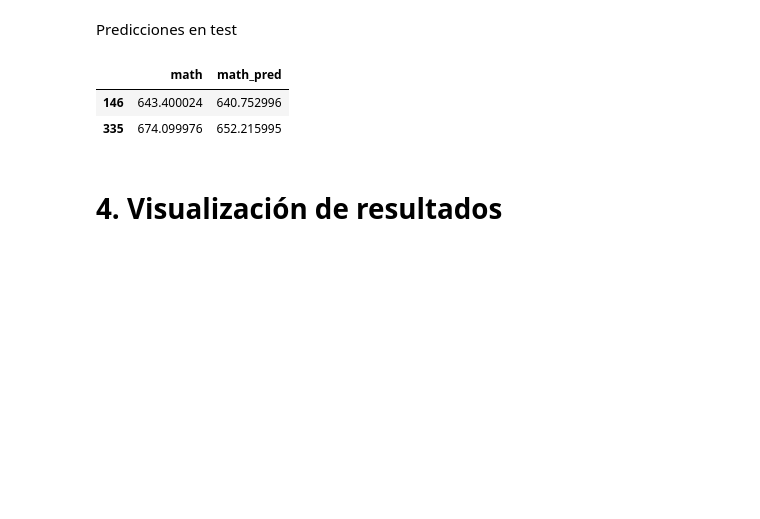
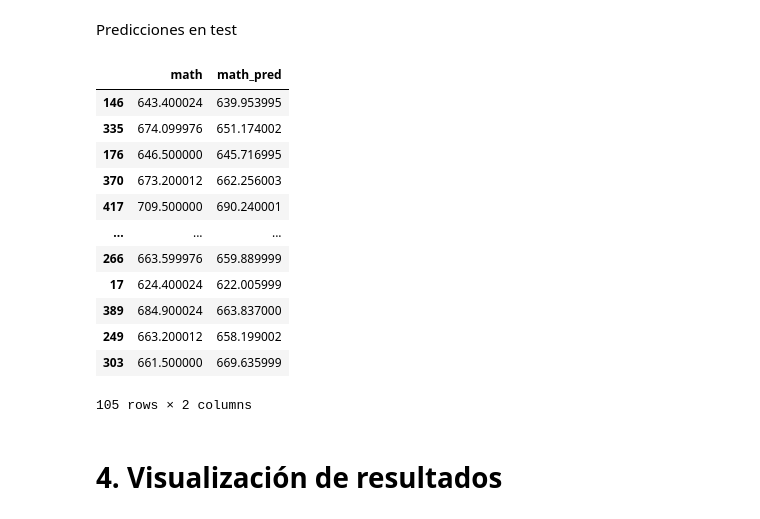
Before and after one commit to karbartolome/rladies_charlas, a Jupyter notebook: 01_r_python/04_rpy2/04_notebook_r_py.ipynb, the cells around one changed output. Cells and saved outputs as stored; diff of their text form; code cells hidden in the pictures; blank space fills up the shorter version.

```diff
--- a/01_r_python/04_rpy2/04_notebook_r_py.ipynb
+++ b/01_r_python/04_rpy2/04_notebook_r_py.ipynb
@@ -25,0 +20,3 @@ data(CASchools)
+# %%
+%%R -o CASchools
+CASchools <- readr::read_csv('https://raw.githubusercontent.com/karbartolome/rladies_charlas/main/01_r_python/02_slides/data/CASchools.csv')
@@ -35,7 +36,7 @@ CASchools.head(2)
 df = (CASchools
     .assign(tamaño = lambda x: x['students']/x['teachers'])
 
-    [['math','tamaño','expenditure','county','students','lunch','teachers','calworks','income','english']]
+    [['math','tamaño','expenditure','students','lunch','teachers','calworks','income','english']]
 
     .copy()
 )
@@ -85,13 +85,24 @@ importancia.sort_values('importancia',ascending=False)
 Predicciones en test
 # %%
 preds_test = pd.DataFrame({'math':y_test,
-              'math_pred':pipe.predict(X_test)})
+                           'math_pred':pipe.predict(X_test)
+                           })
 
-preds_test.head(2)
+preds_test
 # %% [output]
 |  | math | math_pred |
-| 146 | 643.400024 | 640.752996 |
-| 335 | 674.099976 | 652.215995 |
+| 146 | 643.400024 | 639.953995 |
+| 335 | 674.099976 | 651.174002 |
+| 176 | 646.500000 | 645.716995 |
+| 370 | 673.200012 | 662.256003 |
+| 417 | 709.500000 | 690.240001 |
+| ... | ... | ... |
+| 266 | 663.599976 | 659.889999 |
+| 17 | 624.400024 | 622.005999 |
+| 389 | 684.900024 | 663.837000 |
+| 249 | 663.200012 | 658.199002 |
+| 303 | 661.500000 | 669.635999 |
+105 rows × 2 columns
 # %% [markdown]
 # 4. Visualización de resultados
 # %%
```
Also changed, not shown: parts of 14 cells of this notebook, 4 other files.
